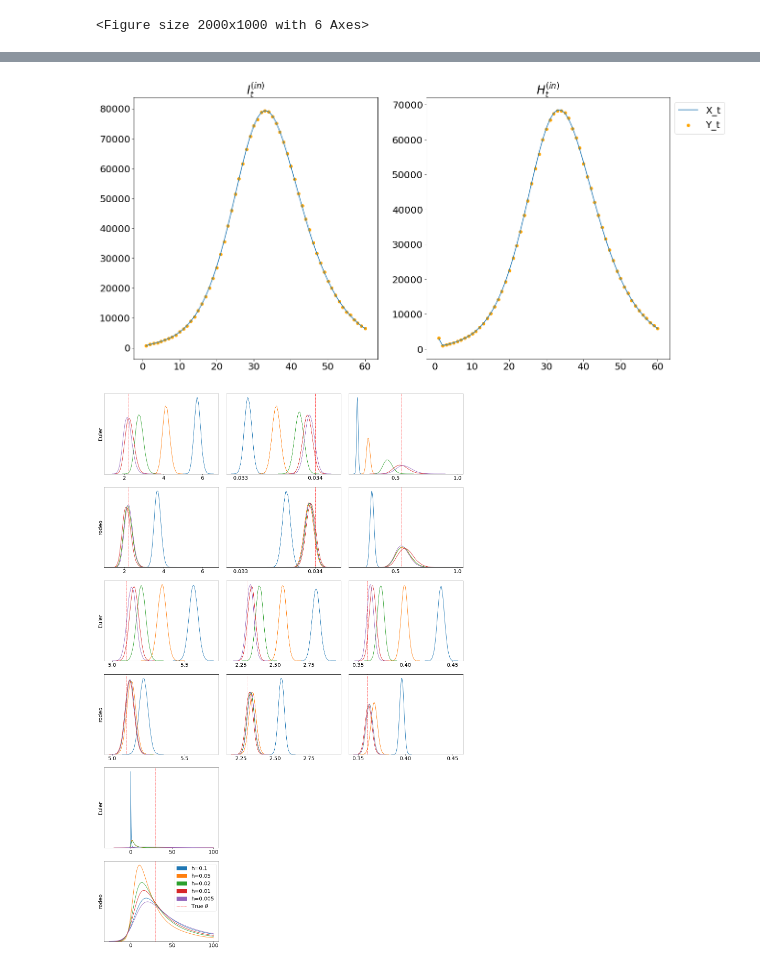
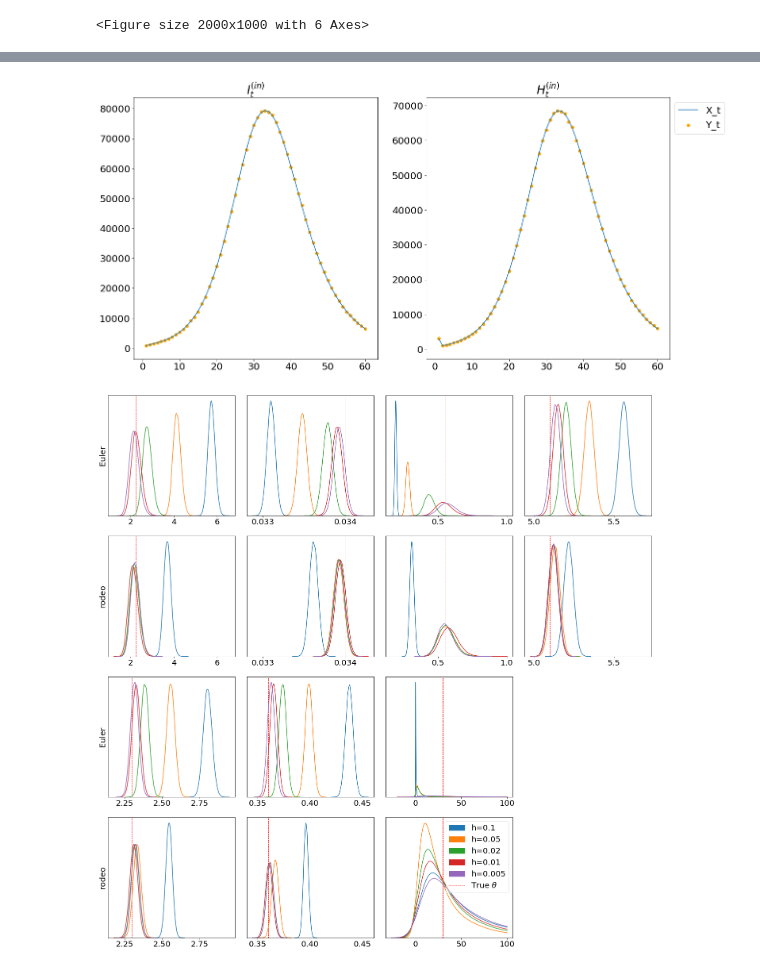
Before and after one commit to mlysy/rodeo-legacy, a Jupyter notebook: examples/Covid.ipynb, the cells around one changed output, grey strips where cells are left out. Drawn from its saved outputs; the diff is of its cells as text; code cells hidden in the pictures.

```diff
--- a/examples/Covid.ipynb
+++ b/examples/Covid.ipynb
@@ -84,3 +84,26 @@ np.save('saves/seir_theta_kalman.npy', theta_euler)
 plot = inf.theta_plot(theta_euler, theta_kalman, theta_true, hlst)
 # %% [output]
 <Figure size 2000x1000 with 6 Axes>
+# %%
+import numpy as np
+from inference import inference
+import matplotlib.pyplot as plt
+from rodeo.ibm import ibm_init
+from rodeo.cython.KalmanODE import KalmanODE
+from rodeo.utils import indep_init, zero_pad
+
+def seirah(X_t, t, theta, x_out=None):
+    "SEIRAH ODE function"
+    if x_out is None:
+        x_out = np.empty(6)
+    p = len(X_t)//6
+    S, E, I, R, A, H = X_t[::p]
+    N = S + E + I + R + A + H
+    b, r, alpha, D_e, D_I, D_q, D_h = theta
+    x_out[0] = -b*S*(I + alpha*A)/N
+    x_out[1] = b*S*(I + alpha*A)/N - E/D_e
+    x_out[2] = r*E/D_e - I/D_q - I/D_I
+    x_out[3] = (I + A)/D_I + H/D_h
+    x_out[4] = (1-r)*E/D_e - A/D_I
+    x_out[5] = I/D_q - H/D_h
+    return x_out
@@ -102,7 +175,7 @@ def seirah(X_t, t, theta, x_out=None):
     b, r, alpha, D_e, D_I, D_q, D_h = theta
     x_out[0] = -b*S*(I + alpha*A)/N
     x_out[1] = b*S*(I + alpha*A)/N - E/D_e
-    x_out[2] = r*E/D_e - I/D_q - I/D_I
+    x_out[2] = r*E/D_e - I/D_q - I/D_0I
     x_out[3] = (I + A)/D_I + H/D_h
     x_out[4] = (1-r)*E/D_e - A/D_I
     x_out[5] = I/D_q - H/D_h
@@ -155,7 +228,7 @@ def seirah_example(load_calcs=False):
     axs[1].scatter(tseq, Y_t[:,1], label = 'Y_t', color='orange')
     axs[1].set_title("$H^{(in)}_t$")
     axs[1].legend(loc='upper left', bbox_to_anchor=[1, 1])
-    fig.savefig('figures/seirahsim.pdf')
+    fig.savefig('figures/seirahsim2.pdf')
 
     hlst = np.array([0.1, 0.05, 0.02, 0.01, 0.005])
     if load_calcs:
@@ -164,33 +237,33 @@ def seirah_example(load_calcs=False):
     else:
         theta_euler = np.zeros((len(hlst), n_samples, n_theta))
         for i in range(len(hlst)):
             phi_hat, phi_var = inf.phi_fitp(Y_t, x0, hlst[i], theta_true, phi_sd, False)
             theta_euler[i] = inf.theta_sample(phi_hat, phi_var, n_samples)
         np.save('saves/seirah_theta_euler1.npy', theta_euler)
 
         # Parameter inference using Kalman solver
         theta_kalman = np.zeros((len(hlst), n_samples, n_theta))
         for i in range(len(hlst)):
             ode_init= ibm_init(hlst[i], n_deriv_prior, sigma)
             x0_state = zero_pad(X0, n_deriv, n_deriv_prior)
             kinit = indep_init(ode_init, n_deriv_prior)
             n_eval = int((tmax-tmin)/hlst[i])
             kode = KalmanODE(W, tmin, tmax, n_eval, seirah, **kinit)
             inf.kode = kode
             inf.W = W
             phi_hat, phi_var = inf.phi_fitp(Y_t, x0_state, hlst[i], theta_true, phi_sd, True)
             theta_kalman[i] = inf.theta_sample(phi_hat, phi_var, n_samples)
         np.save('saves/seirah_theta_kalman1.npy', theta_kalman)
 
     plt.rcParams.update({'font.size': 20})
     clip = [None]*6 + [(-30, 100)]
-    figure = inf.theta_plot(theta_euler, theta_kalman, theta_true, hlst, clip=clip, rows=3)
-    figure.savefig('figures/seirahfigure.pdf')
+    figure = inf.theta_plot(theta_euler, theta_kalman, theta_true, hlst, clip=clip, rows=2)
+    figure.savefig('figures/seirahfigure2.pdf')
     plt.show()
     return
 
 if __name__ == '__main__':
     seirah_example(True)
 # %% [output]
 [figure]
-[figure, old version]
+[figure, new version]
```
Also changed, not shown: parts of 1 cell of this notebook, 5 other files.
